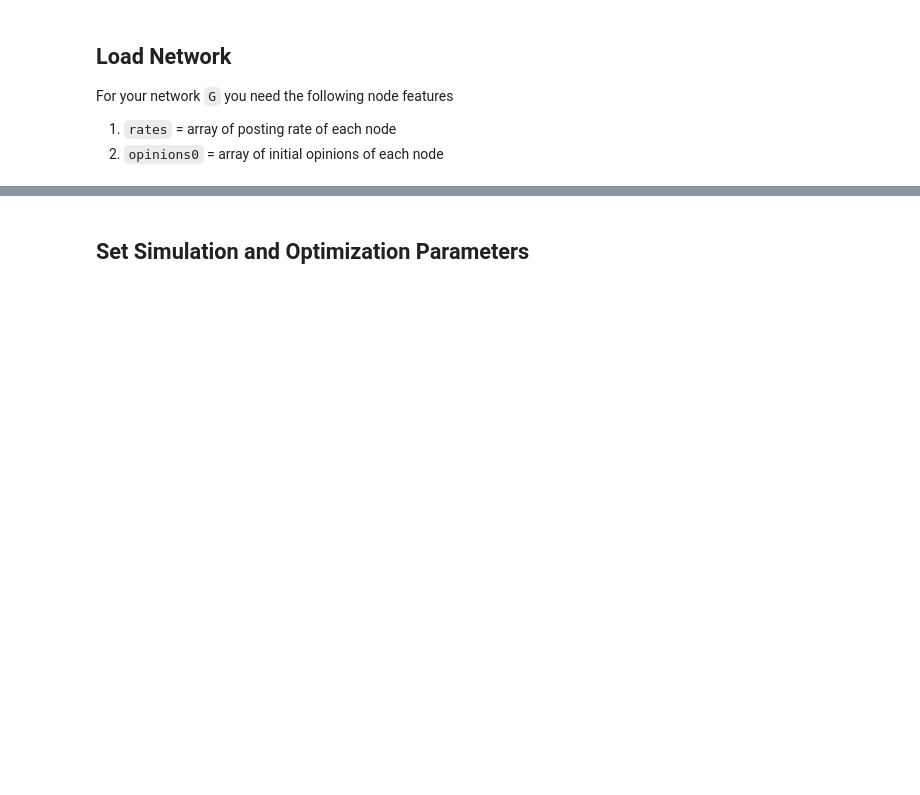
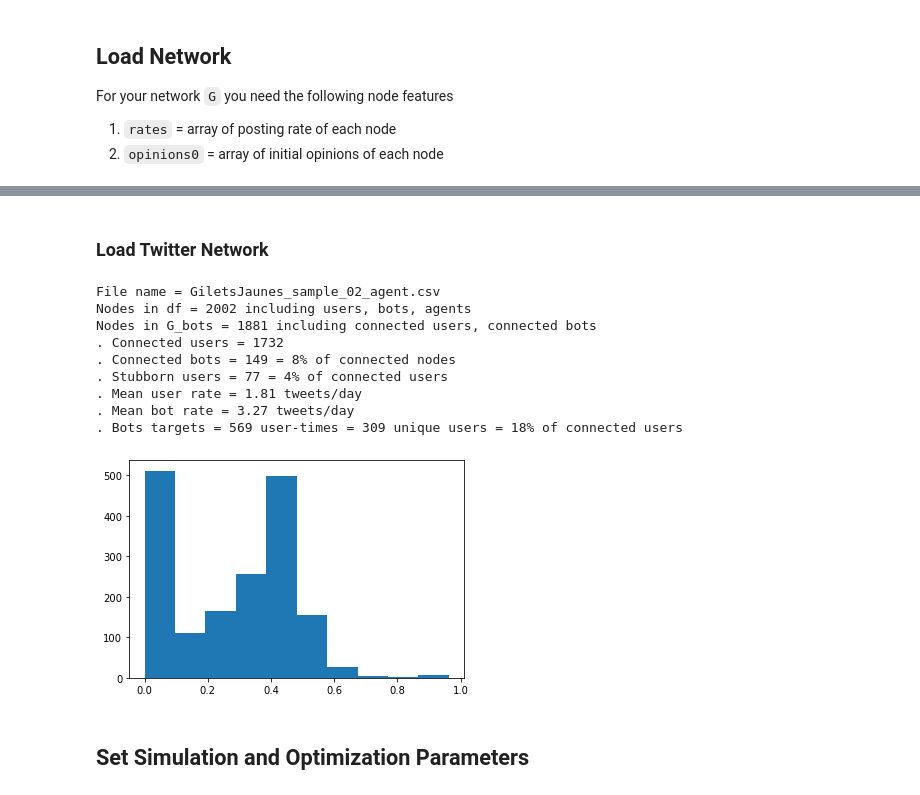
Before and after one commit to zlisto/opinion_dynamics, a Jupyter notebook: ShadowbanAdaptive.ipynb, the cells around one changed output, grey strips where cells are left out. Cells and saved outputs as stored; diff of their text form; code cells hidden in the pictures; blank space fills up the shorter version.

```diff
--- a/ShadowbanAdaptive.ipynb
+++ b/ShadowbanAdaptive.ipynb
@@ -54,3 +70,19 @@ fig = draw_network(G)
+# %% [markdown]
+### Load Twitter Network
+# %%
+fname = "GiletsJaunes_sample_02_agent.csv" # "Brexit_sample_02_agent.csv"
+G, network_params = G_to_params(fname) #{'A':A, 'rates':rates, 'opinions0':opinions0}
+# %% [output]
+File name = GiletsJaunes_sample_02_agent.csv
+Nodes in df = 2002 including users, bots, agents
+Nodes in G_bots = 1881 including connected users, connected bots
+. Connected users = 1732
+. Connected bots = 149 = 8% of connected nodes
+. Stubborn users = 77 = 4% of connected users
+. Mean user rate = 1.81 tweets/day
+. Mean bot rate = 3.27 tweets/day
+. Bots targets = 569 user-times = 309 unique users = 18% of connected users
+[figure, added]
 # %% [markdown]
 ## Set Simulation and Optimization Parameters
 # %%
```
Also changed, not shown: parts of 9 cells of this notebook, 2 other files.
